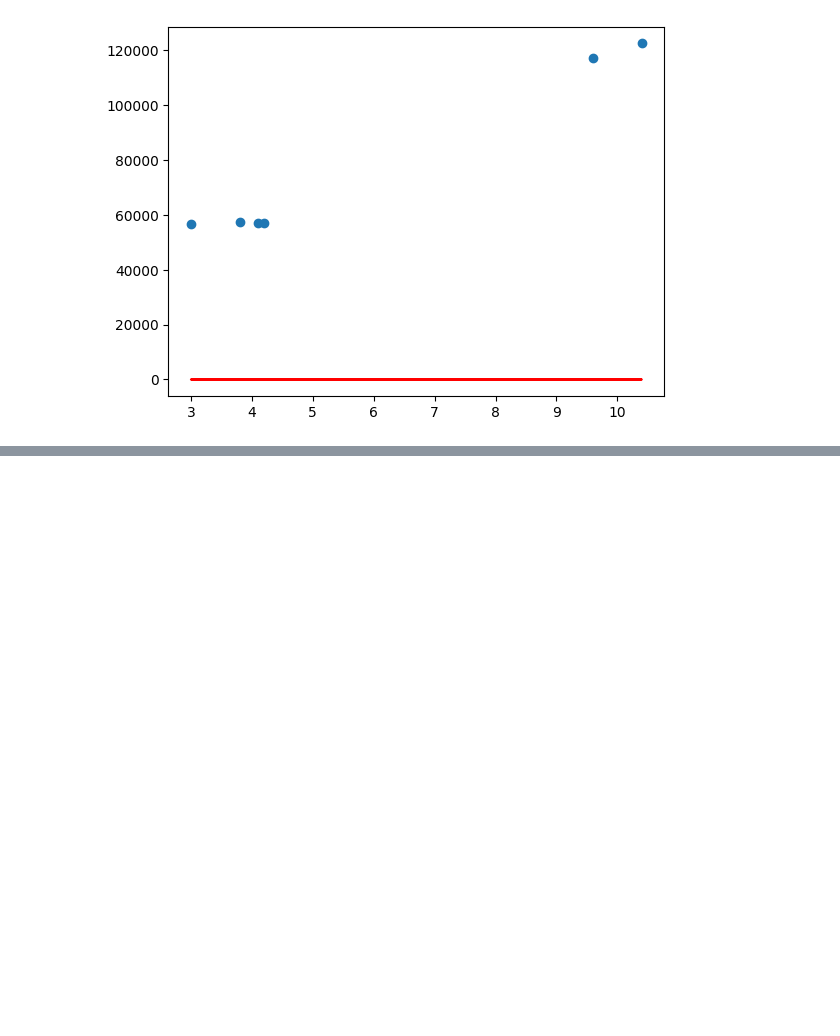
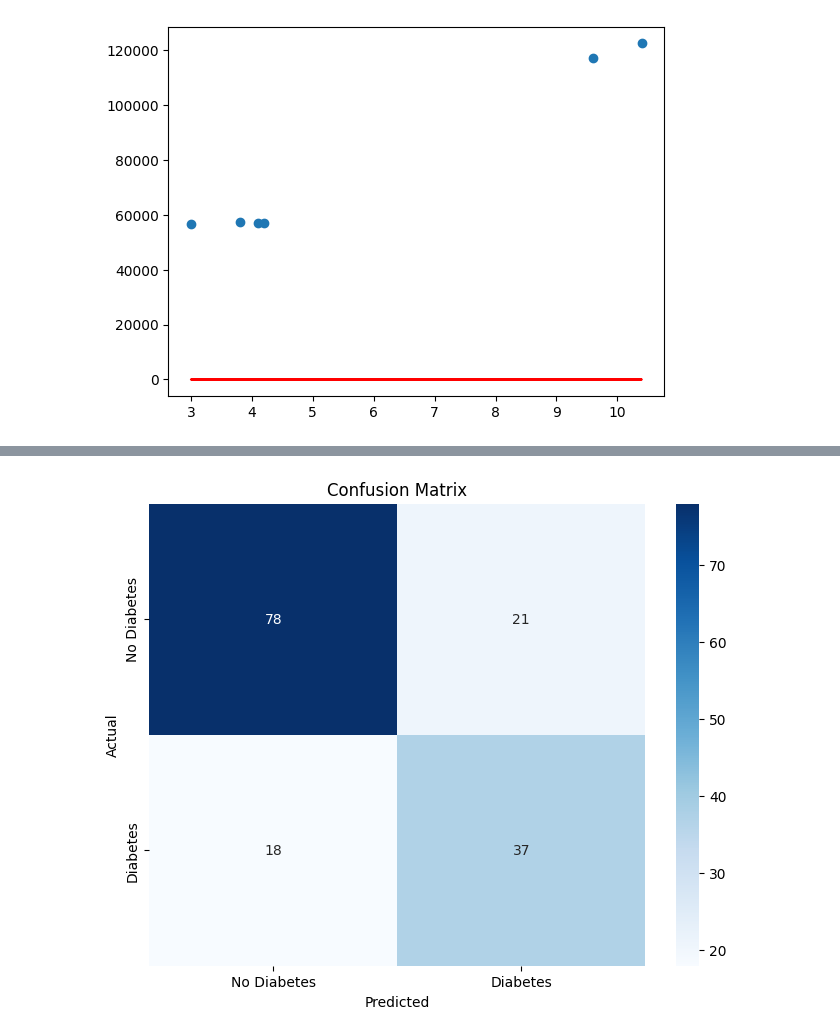
Before and after one commit to Tejasri1557/ADM_2025, a Jupyter notebook: Lab_07.ipynb, the cells around one changed output, grey strips where cells are left out. Drawn from its saved outputs; the diff is of its cells as text; code cells hidden in the pictures; blank space fills up the shorter version.

```diff
--- a/Lab_07.ipynb
+++ b/Lab_07.ipynb
@@ -218,0 +259,7 @@ plt.show()
+# %%
+# Split the dataset into training and testing sets
+X_train, X_test, y_train, y_test = train_test_split(X, y, test_size=0.2, random_state=42)
+# %%
+# Create and train the logistic regression model
+model = LogisticRegression(max_iter=1000)
+model.fit(X_train, y_train)
@@ -218,0 +268,8 @@ plt.show()
+# %%
+# Make predictions
+y_pred = model.predict(X_test)
+# %%
+# Evaluate the model
+accuracy = accuracy_score(y_test, y_pred)
+conf_matrix = confusion_matrix(y_test, y_pred)
+report = classification_report(y_test, y_pred)
@@ -218,0 +290,10 @@ plt.show()
+# %%
+# Visualize the confusion matrix
+plt.figure(figsize=(8, 6))
+sns.heatmap(conf_matrix, annot=True, fmt='d', cmap='Blues', xticklabels=['No Diabetes', 'Diabetes'], yticklabels=['No Diabetes', 'Diabetes'])
+plt.xlabel('Predicted')
+plt.ylabel('Actual')
+plt.title('Confusion Matrix')
+plt.show()
+# %% [output]
+[figure, added]
```
Also changed, not shown: parts of 9 cells of this notebook.
